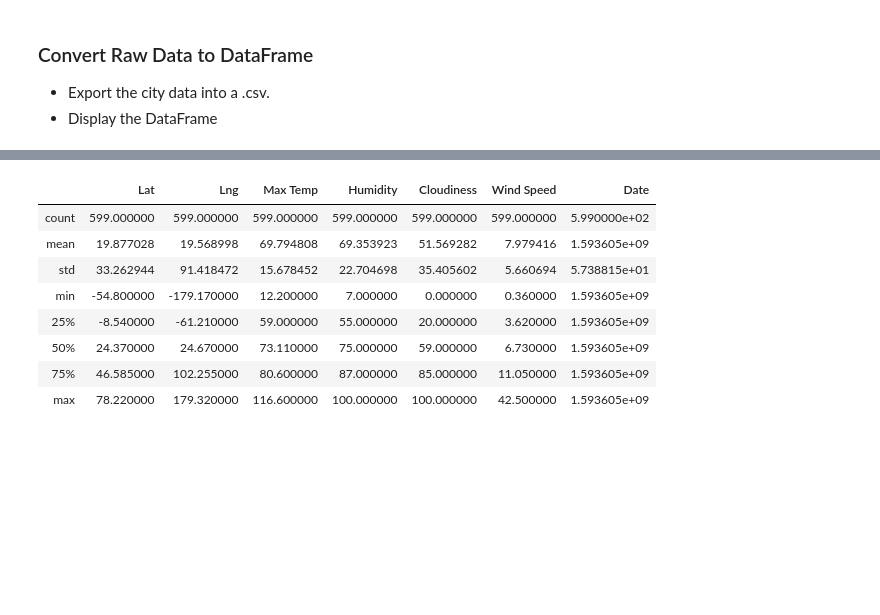
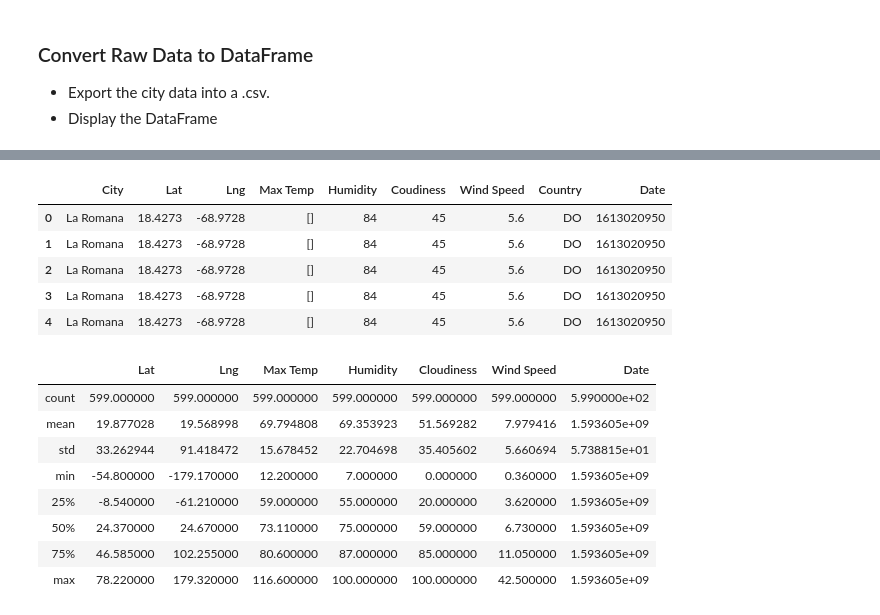
Before and after one commit to jessches5/python-api-challenge, a Jupyter notebook: WeatherPy/WeatherPy.ipynb, the cells around one changed output, grey strips where cells are left out. Drawn from its saved outputs; the diff is of its cells as text; code cells hidden in the pictures; blank space fills up the shorter version.

Commit message:
city data dataframe

```diff
--- a/WeatherPy/WeatherPy.ipynb
+++ b/WeatherPy/WeatherPy.ipynb
@@ -123,4 +123,5 @@ Data Retrieval Complete
 * Display the DataFrame
 # %%
 city_data_df = pd.DataFrame(city_data)
+city_data_df.head()
 # %% [output]
@@ -128,3 +128,9 @@ SyntaxError: invalid character in identifier (<ipython-input-37-e35680f1cfc7>, l
+|  | City | Lat | Lng | Max Temp | Humidity | Coudiness | Wind Speed | Country | Date |
+| 0 | La Romana | 18.4273 | -68.9728 | [] | 84 | 45 | 5.6 | DO | 1613020950 |
+| 1 | La Romana | 18.4273 | -68.9728 | [] | 84 | 45 | 5.6 | DO | 1613020950 |
+| 2 | La Romana | 18.4273 | -68.9728 | [] | 84 | 45 | 5.6 | DO | 1613020950 |
+| 3 | La Romana | 18.4273 | -68.9728 | [] | 84 | 45 | 5.6 | DO | 1613020950 |
+| 4 | La Romana | 18.4273 | -68.9728 | [] | 84 | 45 | 5.6 | DO | 1613020950 |
 # %%
 # %% [output]
 |  | Lat | Lng | Max Temp | Humidity | Cloudiness | Wind Speed | Date |
```
Also changed, not shown: parts of 1 cell of this notebook.
